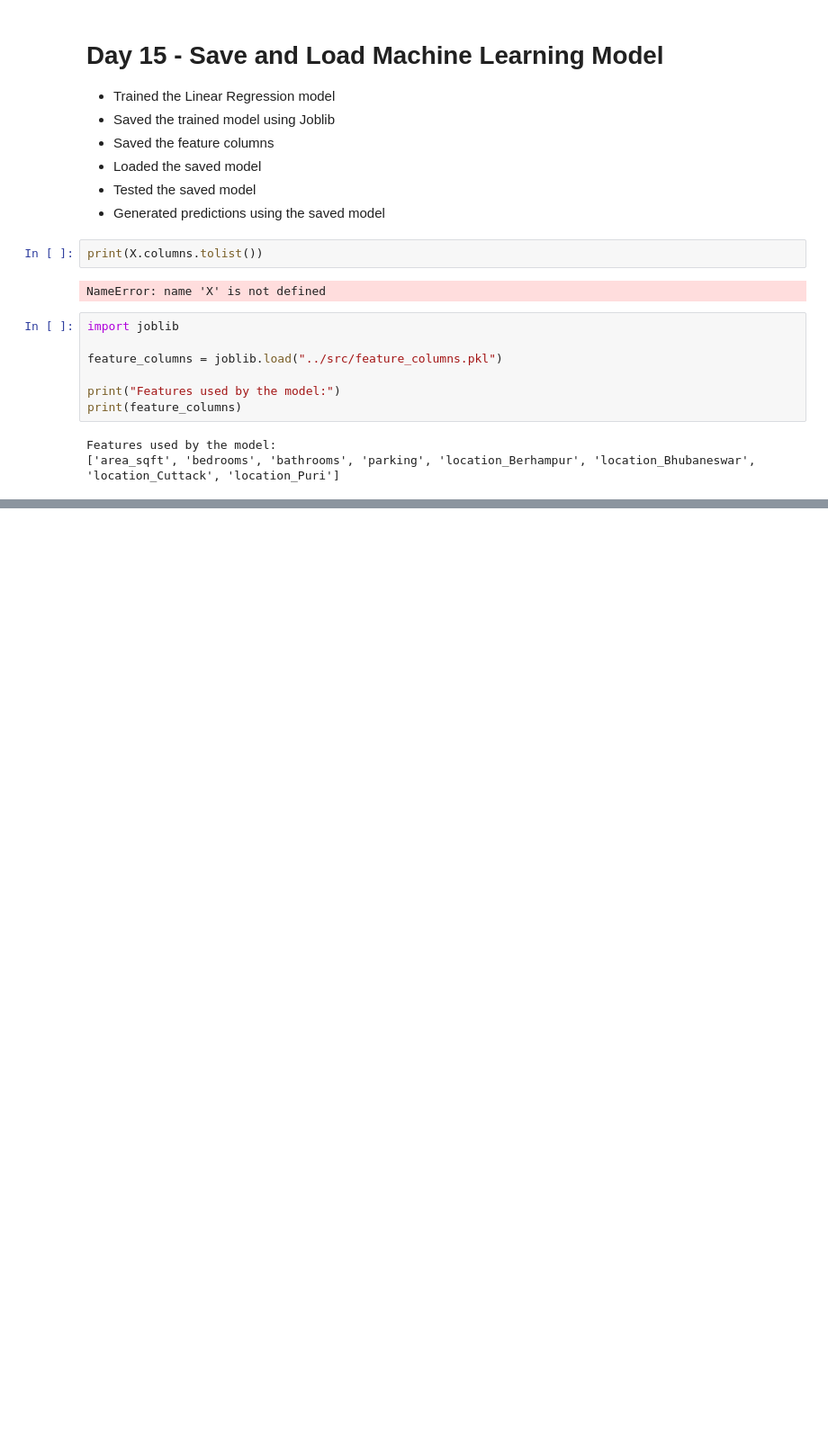
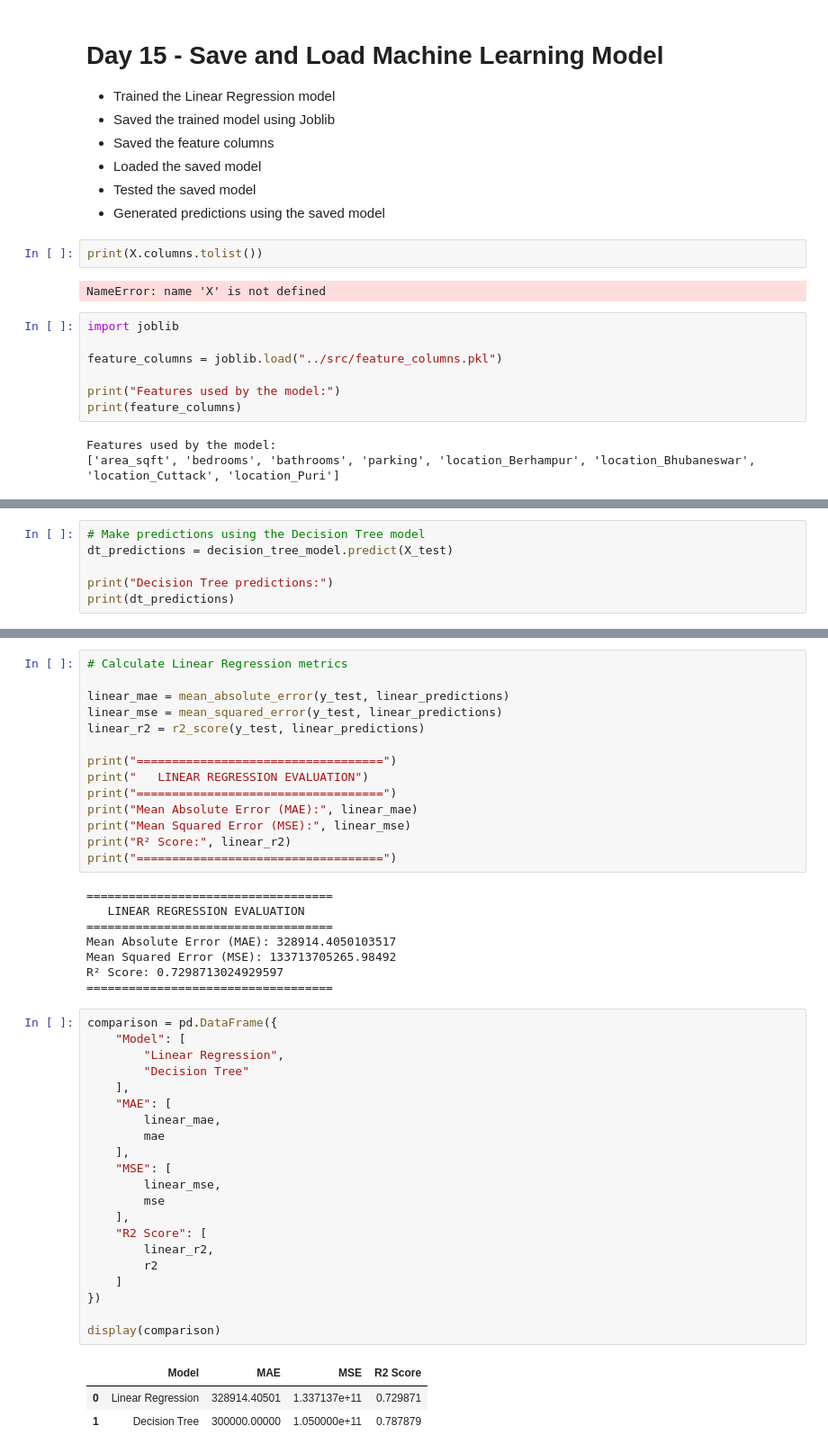
Before and after one commit to gyanaranjanj360-debug/Python-internship, a Jupyter notebook: notebook/house_price_analysis.ipynb, the cells around one changed output, grey strips where cells are left out. Shown at 90% size. Drawn from its saved outputs; the diff is of its cells as text; blank space fills up the shorter version.

Commit message:
Day 18: Compare and improve machine learning models

```diff
--- a/notebook/house_price_analysis.ipynb
+++ b/notebook/house_price_analysis.ipynb
@@ -2011,0 +2265,6 @@ Features used by the model:
+# %%
+# Make predictions using the Decision Tree model
+dt_predictions = decision_tree_model.predict(X_test)
+
+print("Decision Tree predictions:")
+print(dt_predictions)
@@ -2011,0 +2317,47 @@ Features used by the model:
+# %%
+# Calculate Linear Regression metrics
+
+linear_mae = mean_absolute_error(y_test, linear_predictions)
+linear_mse = mean_squared_error(y_test, linear_predictions)
+linear_r2 = r2_score(y_test, linear_predictions)
+
+print("===================================")
+print("   LINEAR REGRESSION EVALUATION")
+print("===================================")
+print("Mean Absolute Error (MAE):", linear_mae)
+print("Mean Squared Error (MSE):", linear_mse)
+print("R² Score:", linear_r2)
+print("===================================")
+# %% [output]
+===================================
+   LINEAR REGRESSION EVALUATION
+===================================
+Mean Absolute Error (MAE): 328914.4050103517
+Mean Squared Error (MSE): 133713705265.98492
+R² Score: 0.7298713024929597
+===================================
+# %%
+comparison = pd.DataFrame({
+    "Model": [
+        "Linear Regression",
+        "Decision Tree"
+    ],
+    "MAE": [
+        linear_mae,
+        mae
+    ],
+    "MSE": [
+        linear_mse,
+        mse
+    ],
+    "R2 Score": [
+        linear_r2,
+        r2
+    ]
+})
+
+display(comparison)
+# %% [output]
+|  | Model | MAE | MSE | R2 Score |
+| 0 | Linear Regression | 328914.40501 | 1.337137e+11 | 0.729871 |
+| 1 | Decision Tree | 300000.00000 | 1.050000e+11 | 0.787879 |
```
Also changed, not shown: parts of 19 cells of this notebook, 1 other file.
